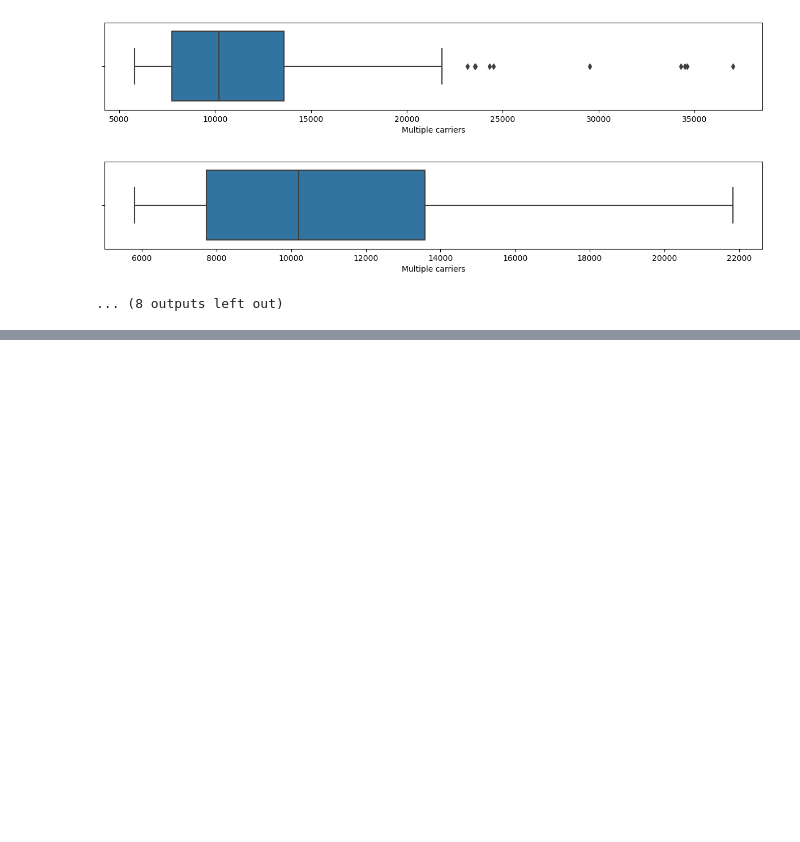
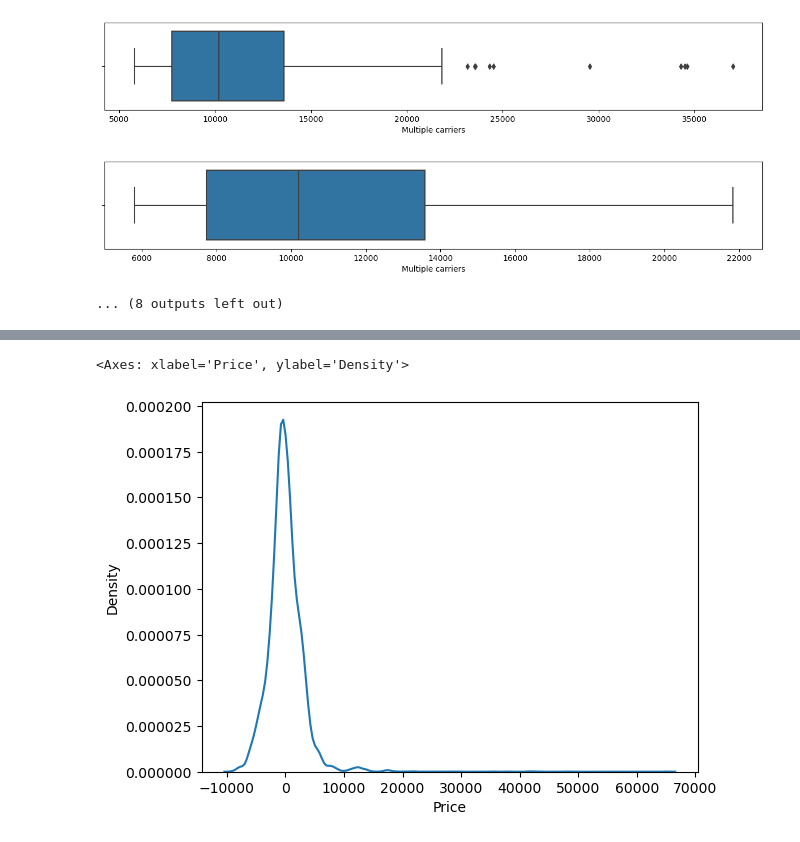
Before and after one commit to SHIVRAJSHINDE/XL, a Jupyter notebook: XL_ML/02 Projects/edaAndPreprocessing3.ipynb, the cells around one changed output, grey strips where cells are left out. Saved outputs shown, nothing was run; the diff lists cells and outputs as text; code cells hidden in the pictures; blank space fills up the shorter version.

```diff
--- a/XL_ML/02 Projects/edaAndPreprocessing3.ipynb
+++ b/XL_ML/02 Projects/edaAndPreprocessing3.ipynb
@@ -1088,30 +1152,17 @@ X_train['Airline'].unique()
 # %%
-from sklearn.compose import ColumnTransformer
-from sklearn.pipeline import make_pipeline,Pipeline
-from sklearn.preprocessing import OneHotEncoder,OrdinalEncoder
-import pandas as pd
-from sklearn.preprocessing import MinMaxScaler,StandardScaler
-
+# Create Function to for Encoding and Scalling
 def methodPreprocessing():
     trf1 = ColumnTransformer([
         ('OneHot',OneHotEncoder(drop='first',handle_unknown='ignore'),[0,1,2])],remainder='passthrough')
 
     trf2 = ColumnTransformer([
-        ('Ordinal',OrdinalEncoder(categories=[['non-stop', '1 stop', '2 stops', '3 stops', '4 stops']]),[18])]
+        ('Ordinal',OrdinalEncoder(categories=[['non-stop', '1 stop', '2 stops', '3 stops', '4 stops']]),[16])]
          ,remainder='passthrough')
 
     trf3 = ColumnTransformer([
         ('scale', StandardScaler(), slice(0, 25))
     ])
-
-
     pipe = make_pipeline(trf1,trf2,trf3)
     return pipe
 
-
-
 pipe = methodPreprocessing()
-
-
-X_train = pipe.fit_transform(X_train)
-pd.DataFrame(X_train.T)
@@ -1122,5 +1217,4 @@ pd.DataFrame(X_test).T
 # %%
-from sklearn.ensemble import RandomForestRegressor
-
-modelRamdom = RandomForestRegressor()
-modelRamdom.fit(X_train,y_train)
+from sklearn.linear_model import LinearRegression
+linearRegression = LinearRegression()
+linearRegression.fit(X_train,y_train)
@@ -1137,0 +1225,3 @@ plt.ylabel("Test Predicted Data")
+# %%
+X_train_pred = linearRegression.predict(X_train)
+X_train_pred
@@ -1137,0 +1256,3 @@ plt.ylabel("Test Predicted Data")
+# %%
+error_Train = (y_train-X_train_pred)
+error_Train
@@ -1137,0 +1272,6 @@ plt.ylabel("Test Predicted Data")
+# %%
+# Normally distribution of Errors:
+sns.kdeplot(error_Train)
+# %% [output]
+<Axes: xlabel='Price', ylabel='Density'>
+[figure, added]
```
Also changed, not shown: parts of 41 cells of this notebook, 1 other file.
